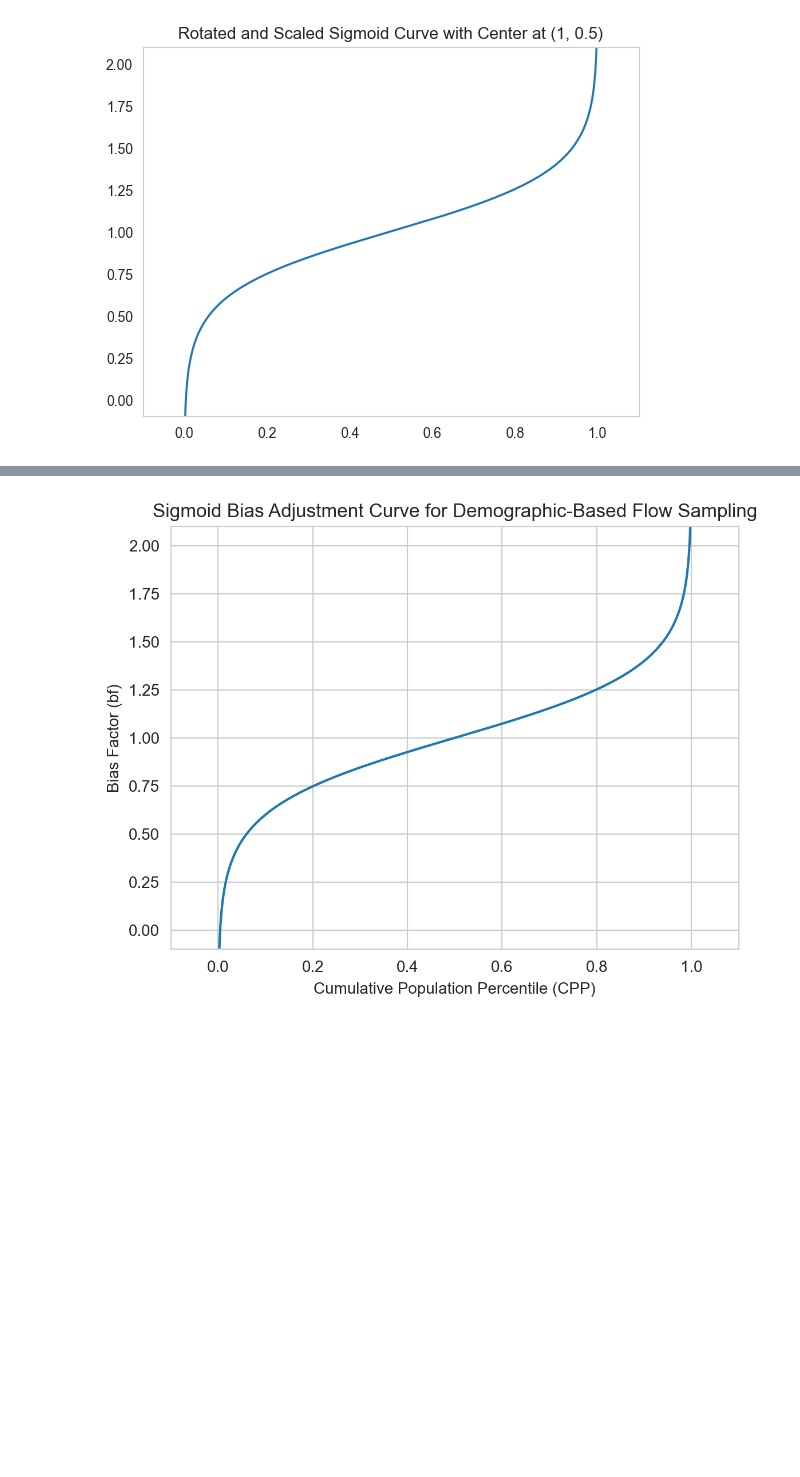
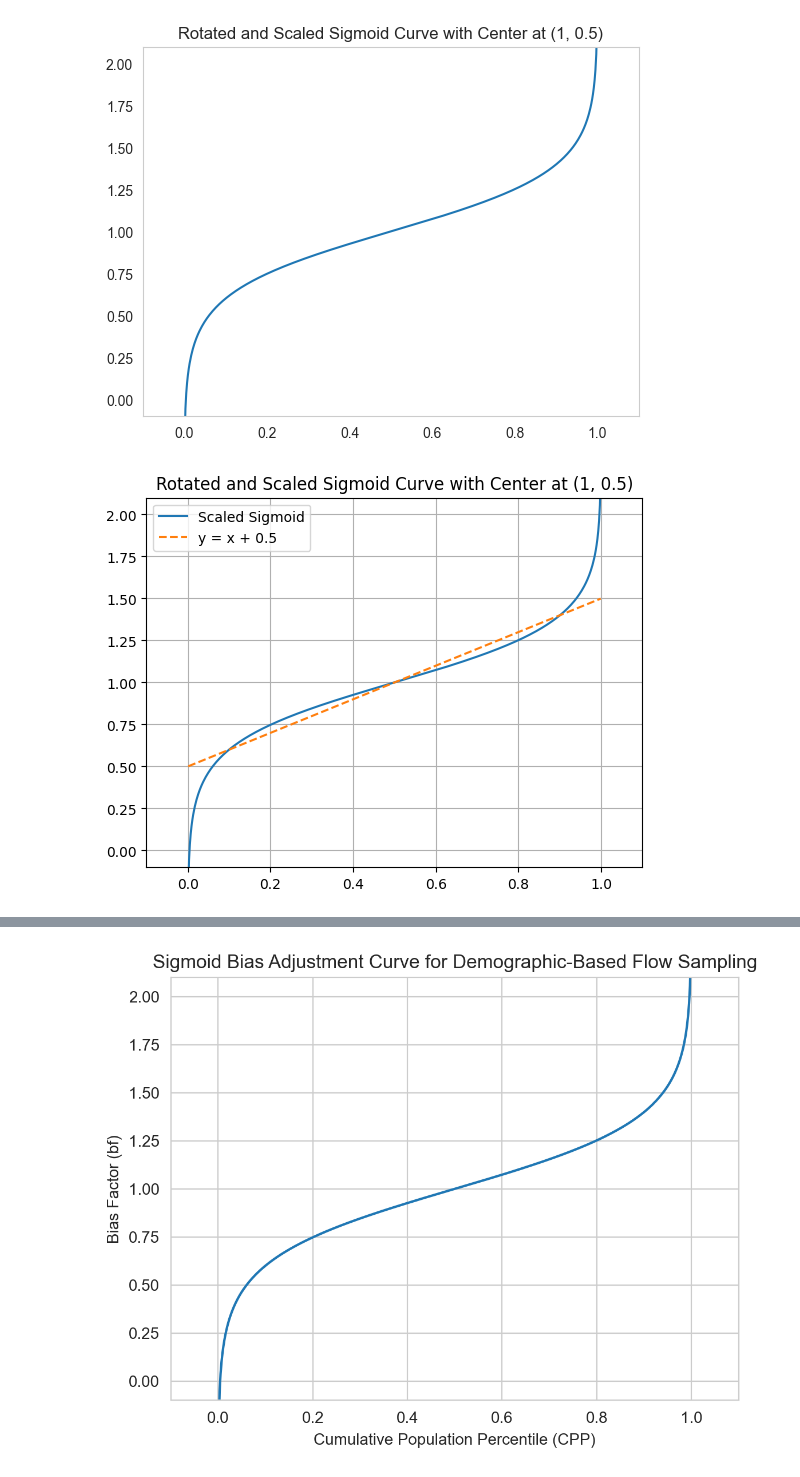
Before and after one commit to DSSG24-CF-Fairness/crowdflow-fairness, a Jupyter notebook: experiment/plot_test.ipynb, the cells around one changed output, grey strips where cells are left out. Drawn from its saved outputs; the diff is of its cells as text; code cells hidden in the pictures; blank space fills up the shorter version.

```diff
--- a/experiment/plot_test.ipynb
+++ b/experiment/plot_test.ipynb
@@ -353,3 +353,29 @@ plt.grid()
 plt.show()
 # %% [output]
 [figure]
+# %%
+import numpy as np
+import matplotlib.pyplot as plt
+
+# Define parameters for the sigmoid
+k = 5  # steepness of the sigmoid
+x = np.linspace(0.001, 0.999, 500)  # x from 0 to 1
+
+# Calculate the sigmoid function and scale it
+y = 1 - (1 / (k * 1.1)) * np.log((1 - x) / x)
+
+# Calculate the line y = x + 0.5
+y_line = x + 0.5
+
+# Plot the result with a 90-degree rotation
+plt.plot(x, y, label='Scaled Sigmoid')
+plt.plot(x, y_line, label='y = x + 0.5', linestyle='--')  # Adding the line with a dashed style
+
+plt.title("Rotated and Scaled Sigmoid Curve with Center at (1, 0.5)")
+plt.xlim(-0.1, 1.1)
+plt.ylim(-0.1, 2.1)
+plt.grid()
+plt.legend()  # Add a legend to distinguish the plots
+plt.show()
+# %% [output]
+[figure, added]
```
Also changed, not shown: parts of 5 cells of this notebook.
